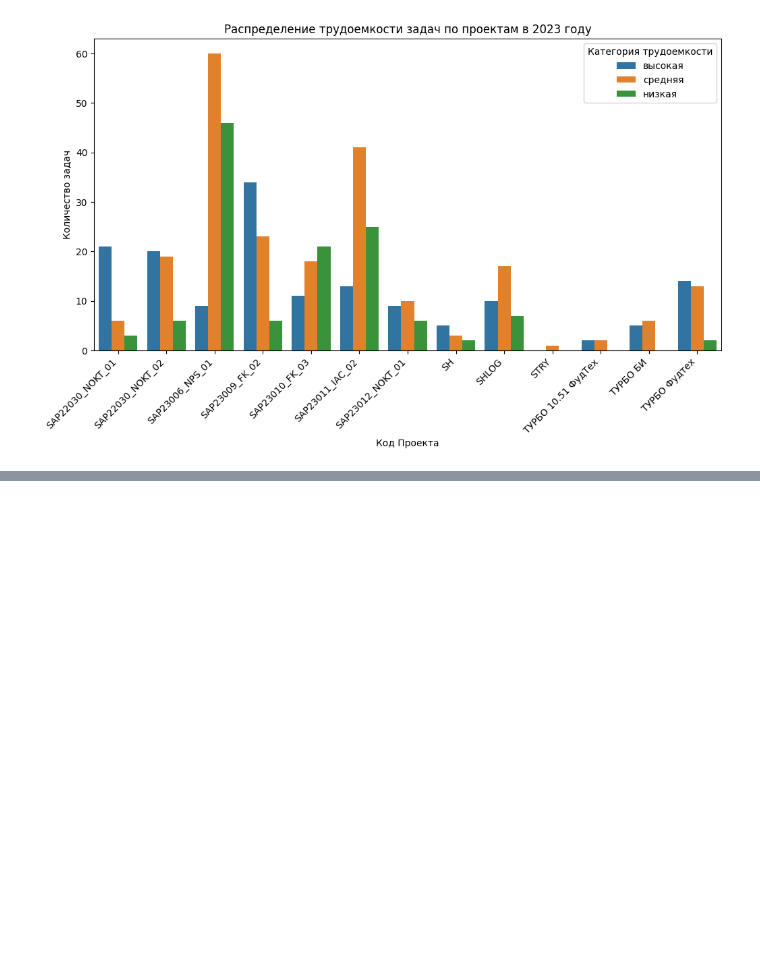
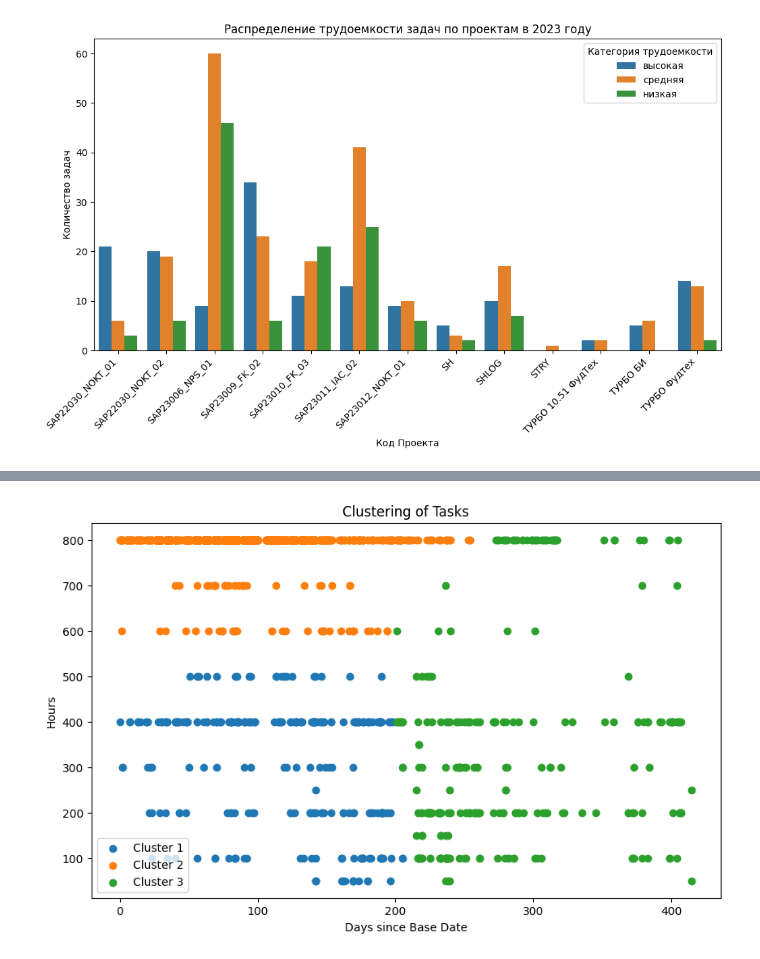
Before and after one commit to SofiFairyTell/BigData, a Jupyter notebook: BigData.ipynb, the cells around one changed output, grey strips where cells are left out. Drawn from its saved outputs; the diff is of its cells as text; code cells hidden in the pictures; blank space fills up the shorter version.

```diff
--- a/BigData.ipynb
+++ b/BigData.ipynb
@@ -1137,3 +1137,71 @@ No artists with labels found to put in legend.  Note that artists whose label st
 [figure]
 [figure]
 [figure]
+# %%
+import pandas as pd
+from sklearn.cluster import KMeans
+from sklearn.preprocessing import StandardScaler
+from datetime import datetime  # Добавим импорт datetime
+import matplotlib.pyplot as plt
+
+# Загрузка данных (предположим, что у вас есть DataFrame df с информацией о задачах)
+# Пример данных:
+df =  pd.read_csv('timelog_with_project_code.csv')  # Укажите фактический путь к вашему файлу
+
+# Выбираем только задачи из указанных проектов
+selected_projects = ['SAP22030_NOKT_01', 'SAP22030_NOKT_02', 'SAP23012_NOKT_01']
+selected_tasks = df[df['Код Проекта'].isin(selected_projects)]
+
+# Исправление формата столбца 'час(а,ов)'
+selected_tasks['час(а,ов)'] =  pd.to_numeric(selected_tasks['час(а,ов)'].str.replace(',', ''), errors='coerce')
+# Преобразование столбца 'Дата' в числовой формат (например, в количество дней с начала 2020 года)
+base_date = datetime(2020, 1, 1)
+selected_tasks['Дата'] = pd.to_datetime(selected_tasks['Дата'], format='%d.%m.%Y')
+
+# Define a base date for numerical representation
+base_date = selected_tasks['Дата'].min()
+
+# Convert 'Дата' to numerical representation (days since the base date)
+selected_tasks['Дата'] = (selected_tasks['Дата'] - base_date).dt.days
+
+# Handle missing values in 'час(а,ов)'
+selected_tasks['час(а,ов)'].fillna(0, inplace=True)
+# Выбираем характеристики для кластеризации (например, количество часов, дата и другие признаки)
+features = selected_tasks[['час(а,ов)', 'Дата']]
+
+# Масштабирование данных
+scaler = StandardScaler()
+scaled_features = scaler.fit_transform(features)
+
+# Определение числа кластеров (можно использовать, например, метод локтя)
+# kmeans_kwargs = {"init": "random", "n_init": 10, "max_iter": 300, "random_state": 42}
+# elbow_method = []
+# for k in range(1, 11):
+#     kmeans = KMeans(n_clusters=k, **kmeans_kwargs)
+#     kmeans.fit(scaled_features)
+#     elbow_method.append(kmeans.inertia_)
+
+# ... выбор оптимального числа кластеров ...
+
+# Пример, предположим, что оптимальное число кластеров - 3
+optimal_clusters = 3
+
+# Обучение модели K-Means
+kmeans = KMeans(n_clusters=optimal_clusters, random_state=42)
+selected_tasks['Cluster'] = kmeans.fit_predict(scaled_features)
+
+# Вывод результатов
+print(selected_tasks[['Код Проекта', 'час(а,ов)', 'Дата', 'Cluster']])
+
+# Plot the clustered tasks
+plt.figure(figsize=(10, 6))
+for cluster in range(optimal_clusters):
+    cluster_tasks = selected_tasks[selected_tasks['Cluster'] == cluster]
+    plt.scatter(cluster_tasks['Дата'], cluster_tasks['час(а,ов)'], label=f'Cluster {cluster + 1}')
+
+plt.title('Clustering of Tasks')
+plt.xlabel('Days since Base Date')
+plt.ylabel('Hours')
+plt.legend()
+plt.show()
+# %% [output]
@@ -1139,0 +1239 @@ No artists with labels found to put in legend.  Note that artists whose label st
+[figure, added]
```
Also changed, not shown: parts of 2 cells of this notebook, 2 other files.
